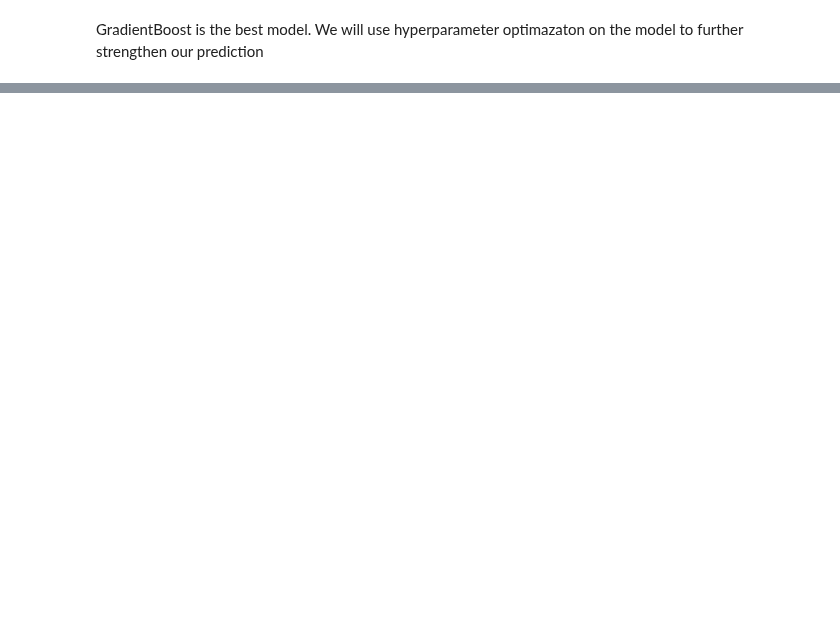
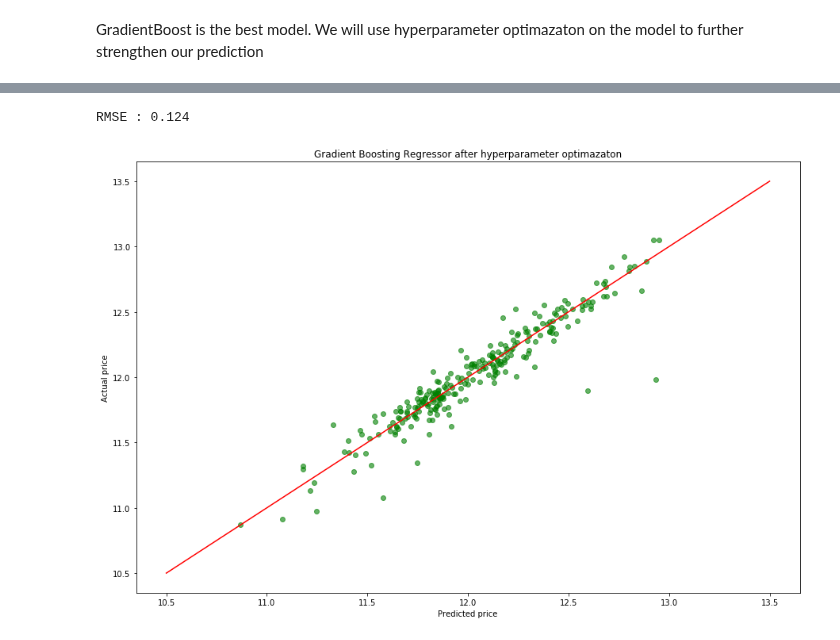
Before and after one commit to yohannjs/AML-2019, a Jupyter notebook: Challenges/House_Pricing/eivind_hpc.ipynb, the cells around one changed output, grey strips where cells are left out. Saved outputs shown, nothing was run; the diff lists cells and outputs as text; code cells hidden in the pictures; blank space fills up the shorter version.

```diff
--- a/Challenges/House_Pricing/eivind_hpc.ipynb
+++ b/Challenges/House_Pricing/eivind_hpc.ipynb
@@ -352,0 +648,18 @@ Fitting 10 folds for each of 108 candidates, totalling 1080 fits
+# %%
+# Best models
+best_optimized_model = GradientBoostingRegressor(n_estimators=2000, learning_rate=0.01, max_depth=4, min_samples_leaf=5, max_features=0.1)
+best_optimized_model.fit(X_train,Y_train)
+
+best_optimized_predictions = best_optimized_model.predict(X_real)
+print("RMSE : {}".format(round(np.sqrt(mean_squared_error(best_optimized_predictions, y_real)), 3)))
+
+plt.figure(figsize=(15,10))
+plt.scatter(best_optimized_predictions, y_real, alpha=0.6, c='g')
+plt.plot([10.5,13.5],[10.5,13.5],"r")
+plt.xlabel("Predicted price")
+plt.ylabel("Actual price")
+plt.title("Gradient Boosting Regressor after hyperparameter optimazaton")
+plt.show()
+# %% [output]
+RMSE : 0.124
+[figure, added]
```
Also changed, not shown: parts of 34 cells of this notebook, 1 other file.
